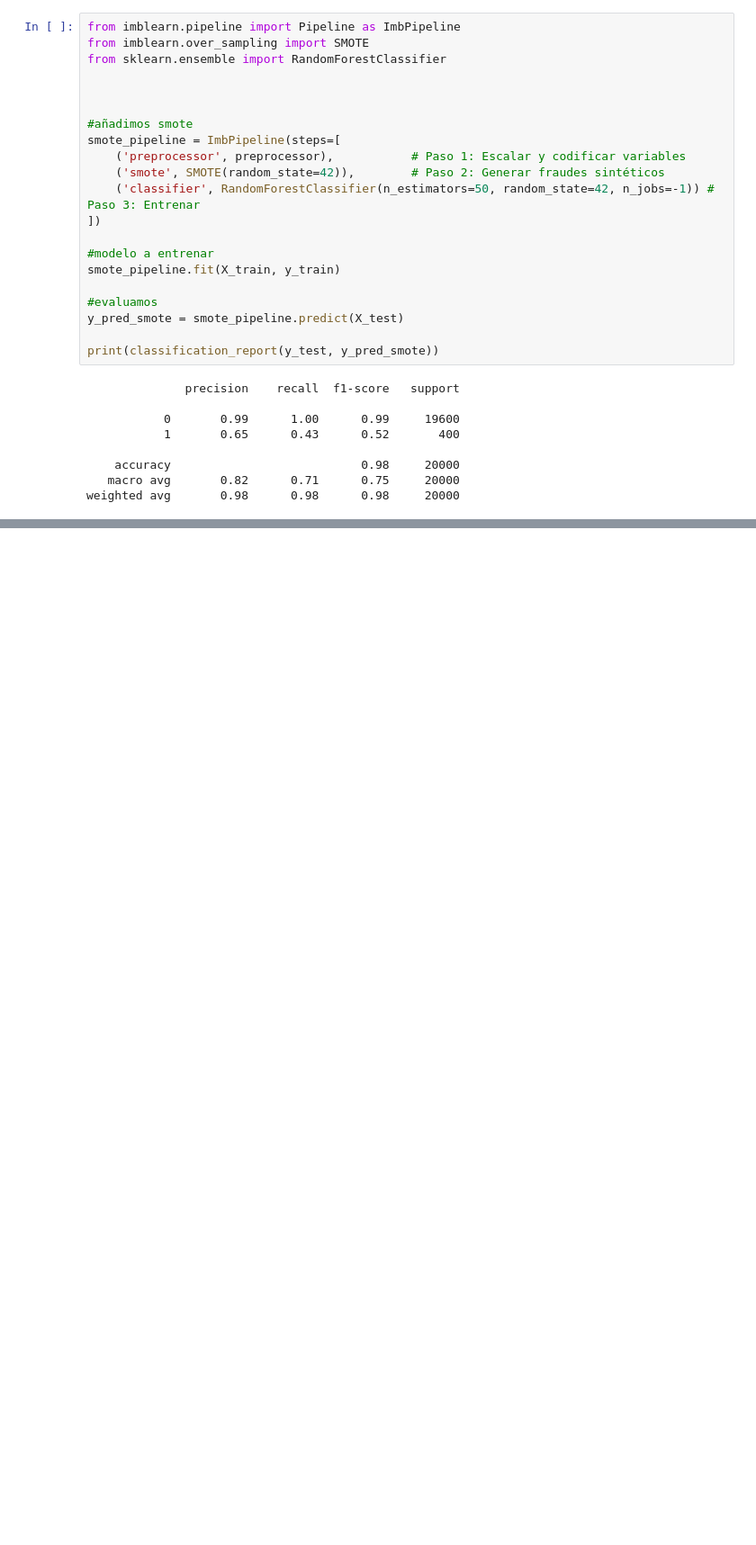
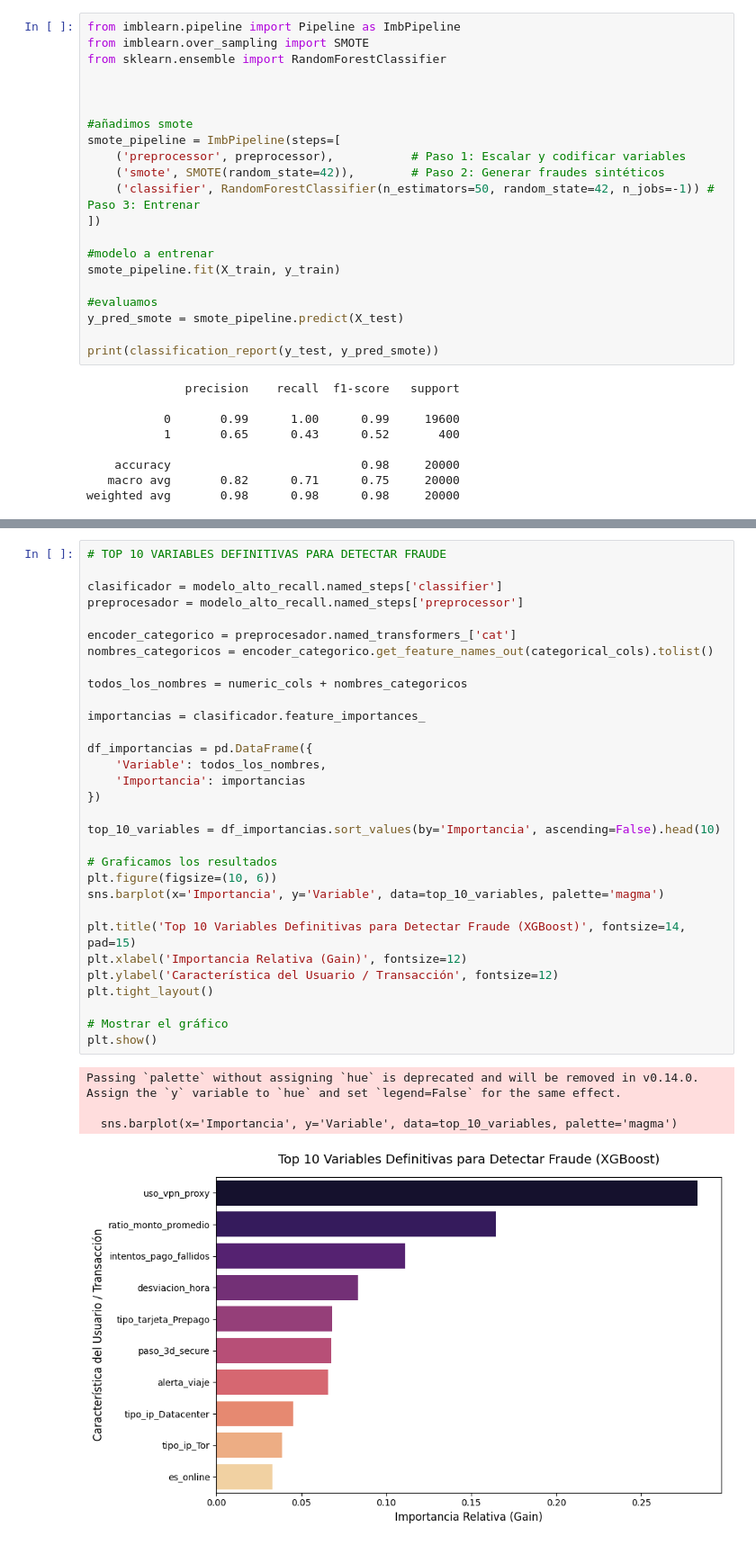
Before and after one commit to danilaviaart-lgtm/novapay_group3, a Jupyter notebook: notebooks/ml_dani.ipynb, the cells around one changed output, grey strips where cells are left out. Shown at 90% size. Saved outputs shown, nothing was run; the diff lists cells and outputs as text; blank space fills up the shorter version.

```diff
--- a/notebooks/ml_dani.ipynb
+++ b/notebooks/ml_dani.ipynb
@@ -114,0 +330,36 @@ weighted avg       0.98      0.98      0.98     20000
+# %%
+# TOP 10 VARIABLES DEFINITIVAS PARA DETECTAR FRAUDE
+
+clasificador = modelo_alto_recall.named_steps['classifier']
+preprocesador = modelo_alto_recall.named_steps['preprocessor']
+
+encoder_categorico = preprocesador.named_transformers_['cat']
+nombres_categoricos = encoder_categorico.get_feature_names_out(categorical_cols).tolist()
+
+todos_los_nombres = numeric_cols + nombres_categoricos
+
+importancias = clasificador.feature_importances_
+
+df_importancias = pd.DataFrame({
+    'Variable': todos_los_nombres,
+    'Importancia': importancias
+})
+
+top_10_variables = df_importancias.sort_values(by='Importancia', ascending=False).head(10)
+
+# Graficamos los resultados
+plt.figure(figsize=(10, 6))
+sns.barplot(x='Importancia', y='Variable', data=top_10_variables, palette='magma')
+
+plt.title('Top 10 Variables Definitivas para Detectar Fraude (XGBoost)', fontsize=14, pad=15)
+plt.xlabel('Importancia Relativa (Gain)', fontsize=12)
+plt.ylabel('Característica del Usuario / Transacción', fontsize=12)
+plt.tight_layout()
+
+# Mostrar el gráfico
+plt.show()
+# %% [output]
+Passing `palette` without assigning `hue` is deprecated and will be removed in v0.14.0. Assign the `y` variable to `hue` and set `legend=False` for the same effect.
+
+  sns.barplot(x='Importancia', y='Variable', data=top_10_variables, palette='magma')
+[figure, added]
```
Also changed, not shown: parts of 5 cells of this notebook, 8 other files.
